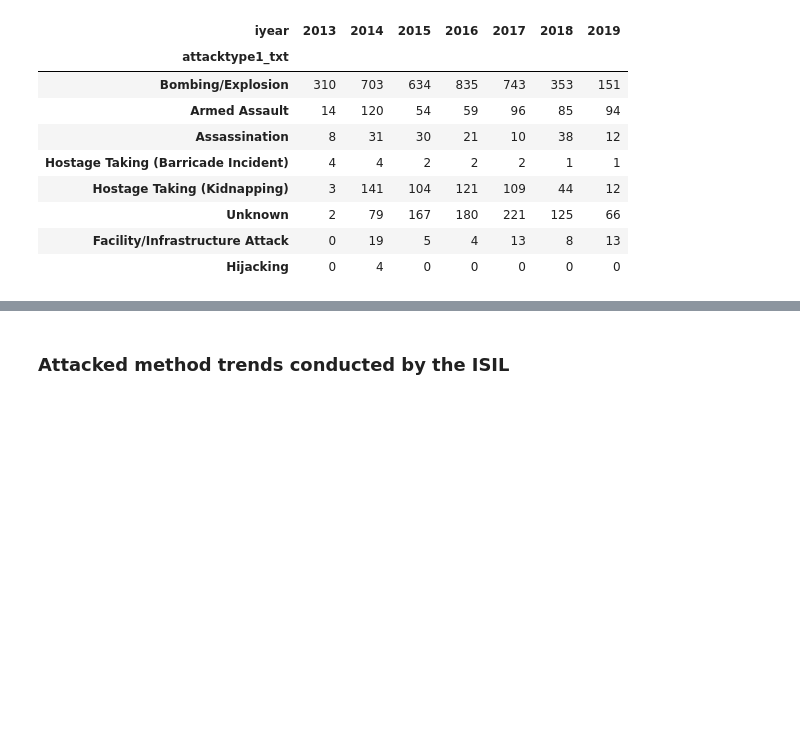
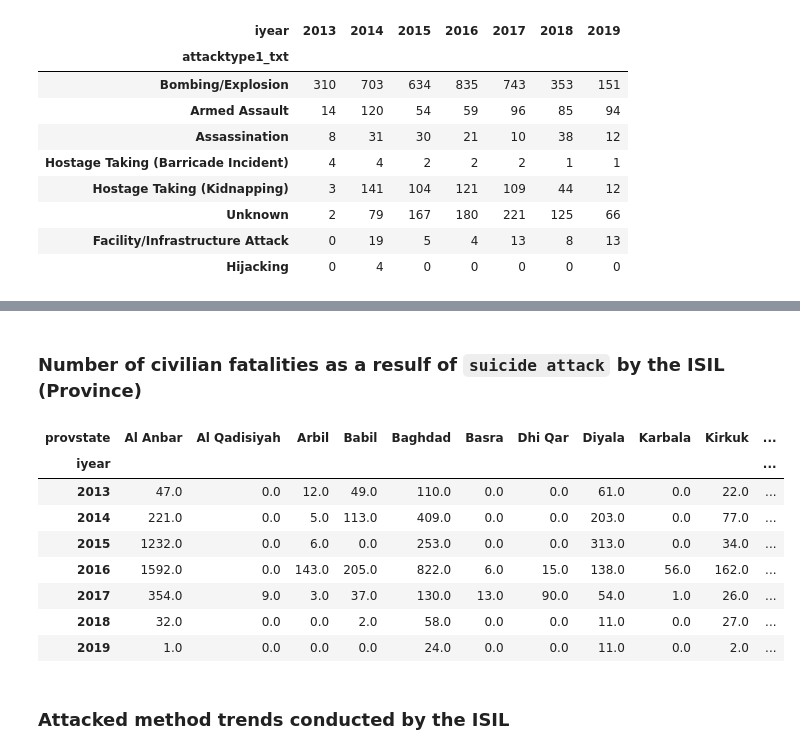
Before and after one commit to ratmadjads/DSC680, a Jupyter notebook: notebooks/DSC680_MileStoneThree_AtmadjaRio.ipynb, the cells around one changed output, grey strips where cells are left out. Saved outputs shown, nothing was run; the diff lists cells and outputs as text; code cells hidden in the pictures; blank space fills up the shorter version.

```diff
--- a/notebooks/DSC680_MileStoneThree_AtmadjaRio.ipynb
+++ b/notebooks/DSC680_MileStoneThree_AtmadjaRio.ipynb
@@ -162,3 +188,17 @@ iraq_df.query("gname == 'Islamic State of Iraq and the Levant (ISIL)'").groupby(
+# %% [markdown]
+### **Number of civilian fatalities as a resulf of `suicide attack` by the ISIL (Province)**
+# %%
+iraq_df.query("gname == 'Islamic State of Iraq and the Levant (ISIL)' & suicide == 1 ").pivot_table(values='nkill', columns='provstate', index='iyear', aggfunc='sum').replace({np.nan:0})
+# %% [output]
+| provstate | Al Anbar | Al Qadisiyah | Arbil | Babil | Baghdad | Basra | Dhi Qar | Diyala | Karbala | Kirkuk | ... |
+| iyear |  |  |  |  |  |  |  |  |  |  | ... |
+| 2013 | 47.0 | 0.0 | 12.0 | 49.0 | 110.0 | 0.0 | 0.0 | 61.0 | 0.0 | 22.0 | ... |
+| 2014 | 221.0 | 0.0 | 5.0 | 113.0 | 409.0 | 0.0 | 0.0 | 203.0 | 0.0 | 77.0 | ... |
+| 2015 | 1232.0 | 0.0 | 6.0 | 0.0 | 253.0 | 0.0 | 0.0 | 313.0 | 0.0 | 34.0 | ... |
+| 2016 | 1592.0 | 0.0 | 143.0 | 205.0 | 822.0 | 6.0 | 15.0 | 138.0 | 56.0 | 162.0 | ... |
+| 2017 | 354.0 | 9.0 | 3.0 | 37.0 | 130.0 | 13.0 | 90.0 | 54.0 | 1.0 | 26.0 | ... |
+| 2018 | 32.0 | 0.0 | 0.0 | 2.0 | 58.0 | 0.0 | 0.0 | 11.0 | 0.0 | 27.0 | ... |
+| 2019 | 1.0 | 0.0 | 0.0 | 0.0 | 24.0 | 0.0 | 0.0 | 11.0 | 0.0 | 2.0 | ... |
 # %% [markdown]
 ### **Attacked method trends conducted by the ISIL**
 # %%
```
Also changed, not shown: parts of 24 cells of this notebook.
